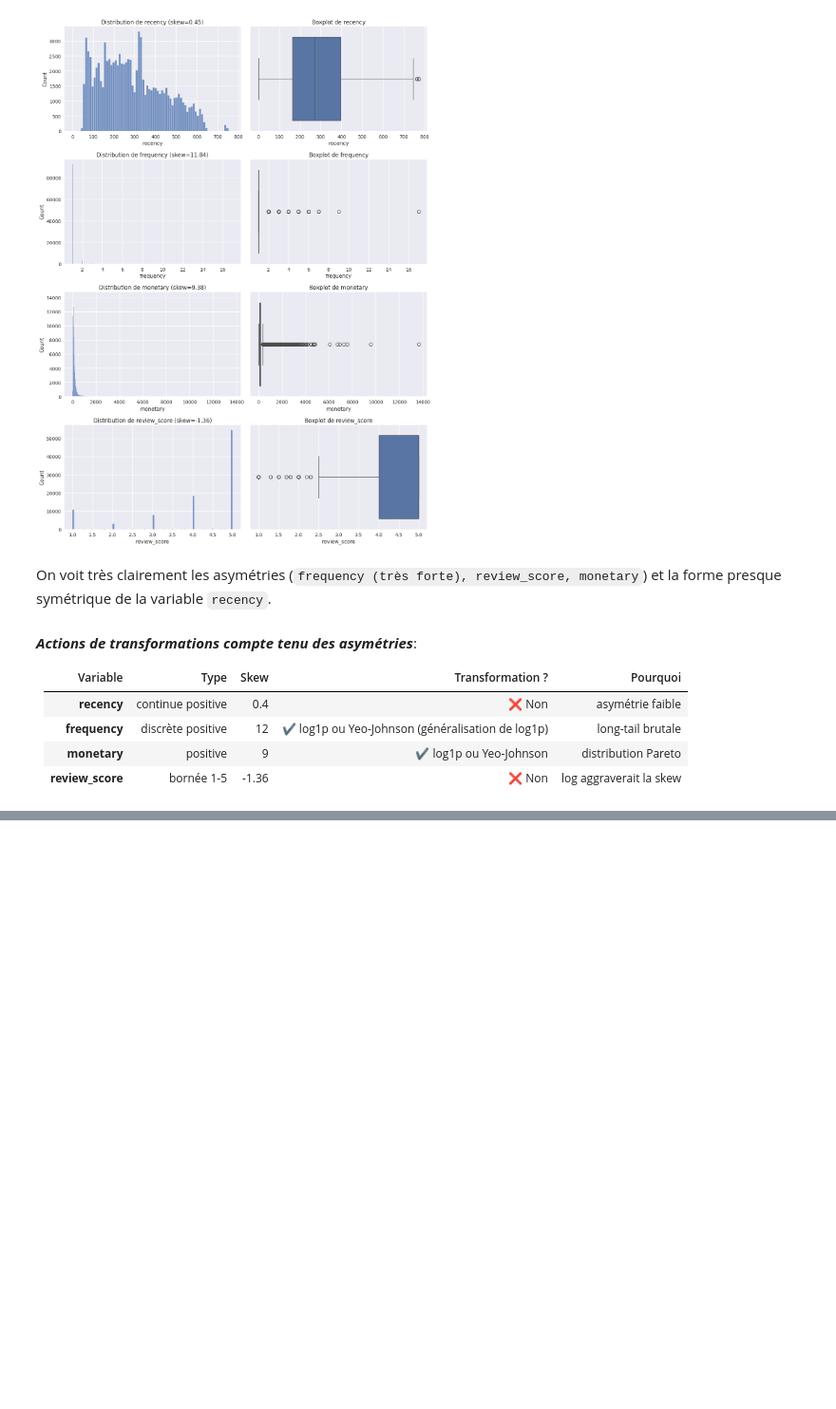
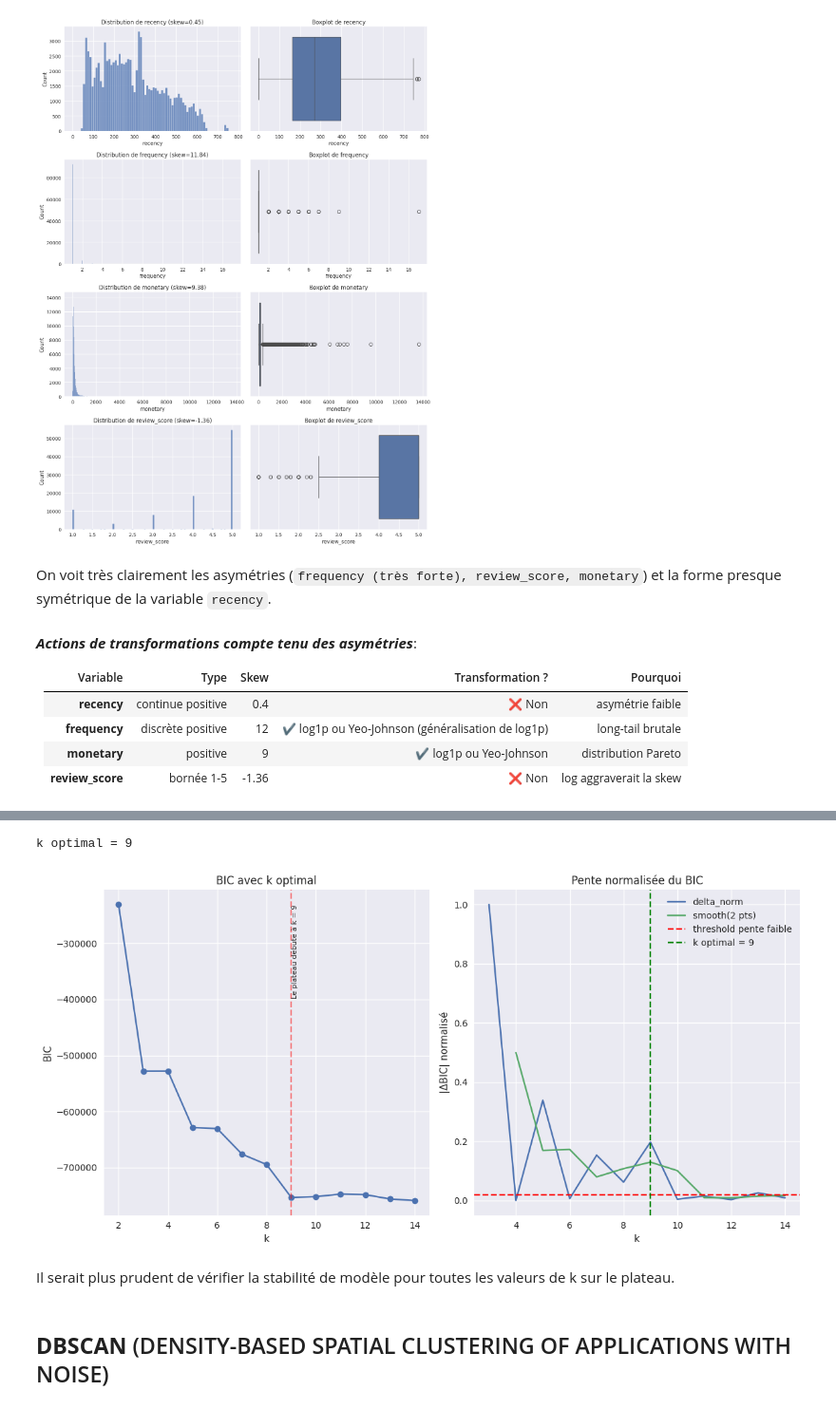
Before and after one commit to donat-konan33/olist-ecommerce-client-clustering, a Jupyter notebook: notebooks/02_clustering.ipynb, the cells around one changed output, grey strips where cells are left out. Shown at 95% size. Drawn from its saved outputs; the diff is of its cells as text; code cells hidden in the pictures; blank space fills up the shorter version.

```diff
--- a/notebooks/02_clustering.ipynb
+++ b/notebooks/02_clustering.ipynb
@@ -236,0 +431,72 @@ preprocessor = ColumnTransformer(                         # liste les différent
+# %%
+
+k_min = min(k_cluster)
+K = np.arange(k_min, len(bics) + k_min)
+bics_arr = np.array(bics)    # k = 2, ..., 19 ==> BIC(2), ..., BIC(19)
+
+# pente locale ---
+# delta = []
+# indexes = np.arange(1, len(bics))
+# delta.extend(bics[k-1] - bics[k] for k in indexes) # en s'intéressant aux index de liste
+# simplement avec numpy
+delta = np.abs(np.diff(bics_arr))  # |BIC(k) - BIC(k-1)| ==> k = 3, ..., 19 avec
+
+# k
+delta_plot = np.insert(delta, 0, np.nan)
+
+# on normalise la pente pour avoir une échelle stable
+delta_norm = delta / (np.max(delta) if np.max(delta) != 0 else 1.0)
+
+
+# on lisse pour éliminer le bruit (rolling mean sur n points: n minimum car plus on augmente il ne sera pas possible d'étudier le comportement du bic pour certaines valeur de k)
+window = 2
+smooth = np.convolve(delta_norm, np.ones(window)/window, mode='valid')
+
+# seuil = pente faible => < 5% de la pente max
+threshold = 0.02
+
+# indices où la pente devient faible : prend ici le premier indices
+low_slope_idx = np.where(smooth < threshold)[0]
+
+if len(low_slope_idx) > 0:
+    # +2 car smooth commence à k=3
+    k_opt = low_slope_idx[0] + window
+else:
+    k_opt = np.argmin(bics_arr) + 1
+
+print("k optimal =", k_opt)
+
+# Visualisation complète
+plt.figure(figsize=(12,6))
+
+text = "Le plateau débute à k = {}".format(k_opt)
+plt.subplot(1,2,1)
+plt.plot(K, bics_arr, marker='o')
+plt.axvline(k_opt, color='red', linestyle='--', alpha=0.5)
+plt.title("BIC avec k optimal")
+
+plt.text(x=k_opt, y=np.max(bics), s=text, rotation=90, va='top', fontsize=8)
+plt.xlabel("k")
+plt.ylabel("BIC")
+plt.grid(True)
+
+plt.subplot(1,2,2)
+plt.plot(K[1:], delta_norm, label="delta_norm")
+plt.plot(K[window:], smooth, label=f"smooth({window} pts)") # prendre la fenêtre de lissage avec window car on perd les infos de window - 1 k qu'on ne peut justifier
+plt.axhline(threshold, color='red', linestyle='--', label="threshold pente faible")
+plt.axvline(k_opt, color='green', linestyle='--', label="k optimal = {}".format(k_opt))
+plt.title("Pente normalisée du BIC")
+plt.xlabel("k")
+plt.ylabel("|ΔBIC| normalisé")
+plt.legend()
+plt.grid(True)
+
+plt.tight_layout()
+plt.show()
+# %% [output]
+k optimal = 9
+[figure, added]
+# %% [markdown]
+Il serait plus prudent de vérifier la stabilité de modèle pour toutes les valeurs de k sur le plateau.
+# %% [markdown]
+## **DBSCAN** (DENSITY-BASED SPATIAL CLUSTERING OF APPLICATIONS WITH NOISE)
```
Also changed, not shown: parts of 43 cells of this notebook, 2 other files.
